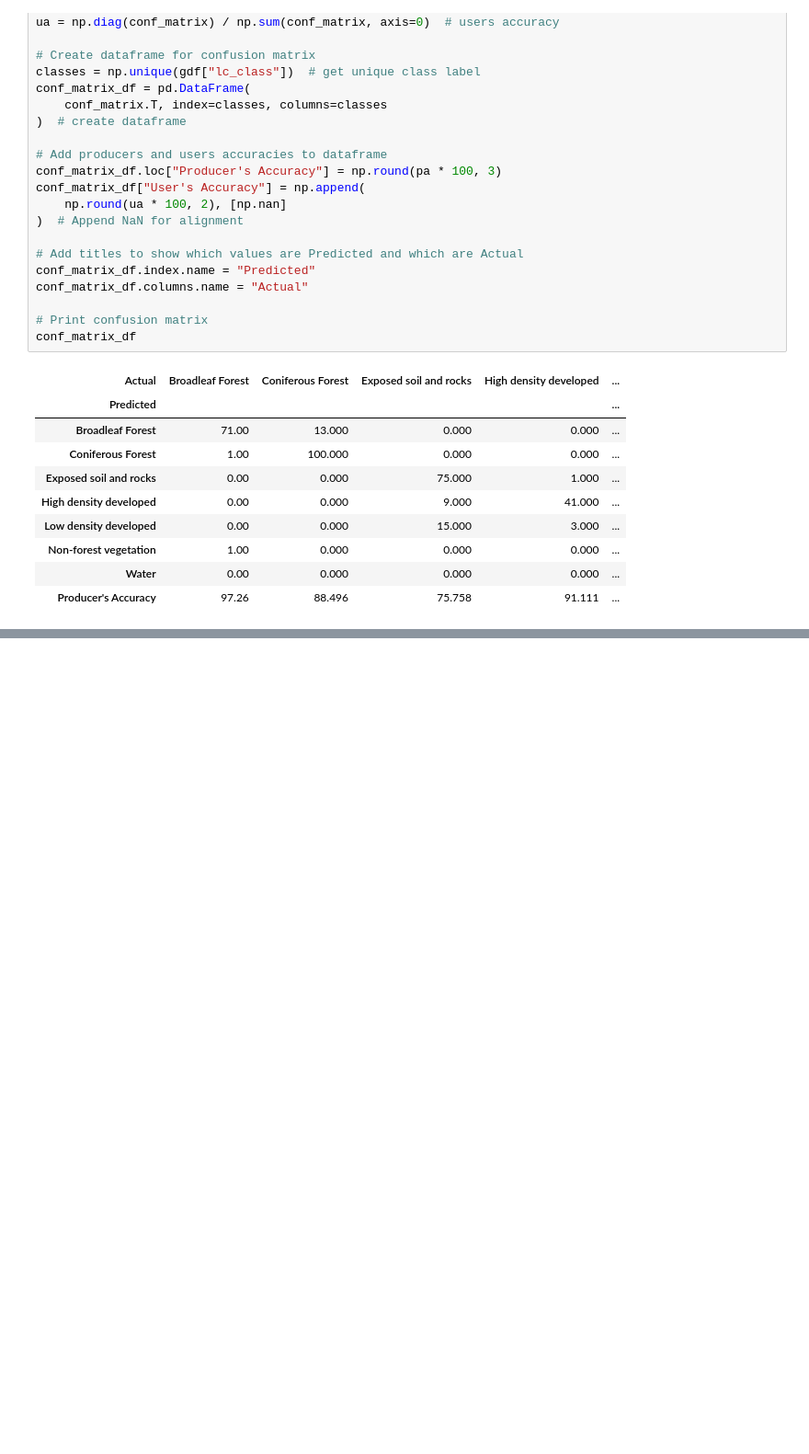
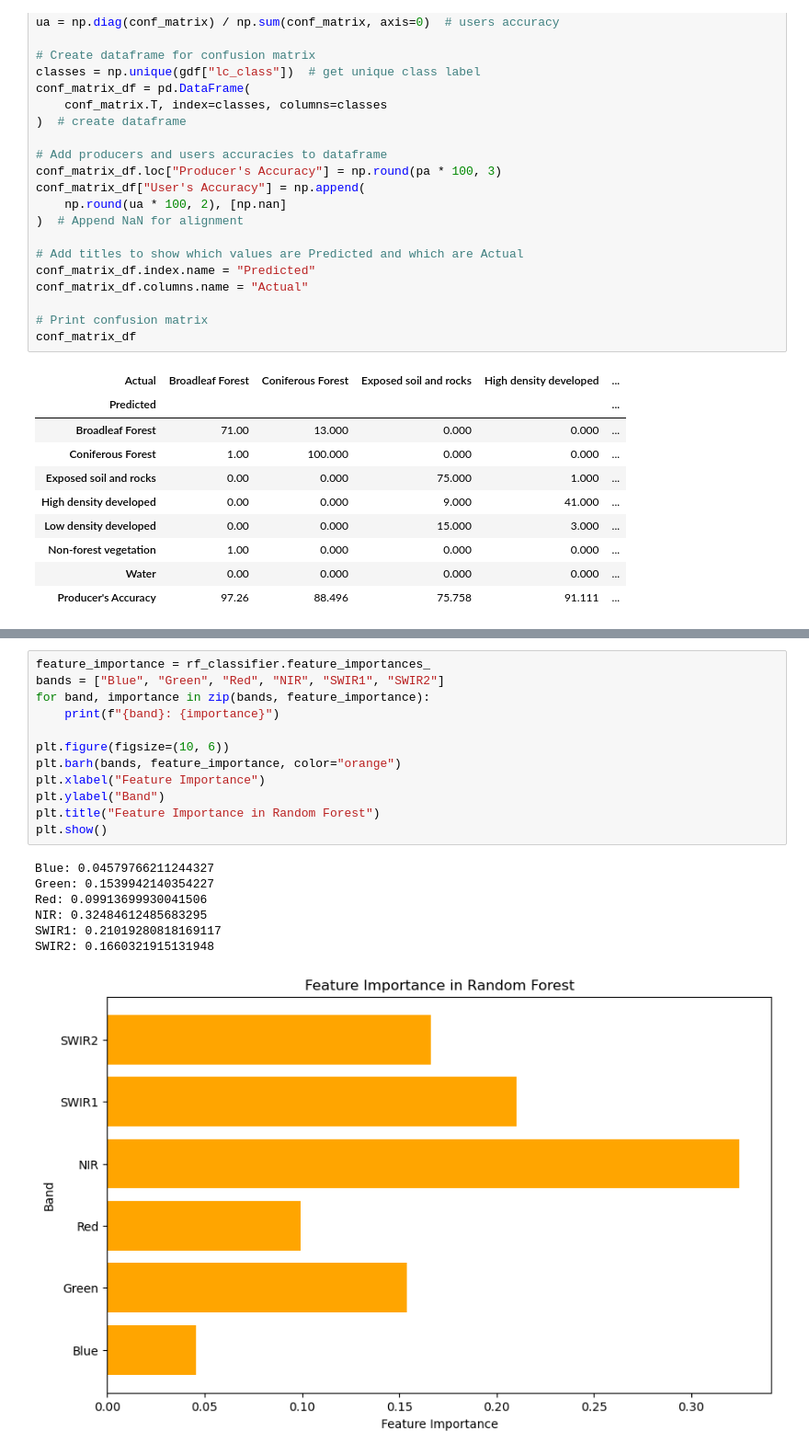
Before and after one commit to ubc-mgem-fcor599/FCOR-599-Workshops, a Jupyter notebook: CodingCrossover/scripts/supervised_classification.ipynb, the cells around one changed output, grey strips where cells are left out. Shown at 92% size. Drawn from its saved outputs; the diff is of its cells as text; blank space fills up the shorter version.

```diff
--- a/CodingCrossover/scripts/supervised_classification.ipynb
+++ b/CodingCrossover/scripts/supervised_classification.ipynb
@@ -270,0 +329,20 @@ conf_matrix_df
+# %%
+feature_importance = rf_classifier.feature_importances_
+bands = ["Blue", "Green", "Red", "NIR", "SWIR1", "SWIR2"]
+for band, importance in zip(bands, feature_importance):
+    print(f"{band}: {importance}")
+
+plt.figure(figsize=(10, 6))
+plt.barh(bands, feature_importance, color="orange")
+plt.xlabel("Feature Importance")
+plt.ylabel("Band")
+plt.title("Feature Importance in Random Forest")
+plt.show()
+# %% [output]
+Blue: 0.04579766211244327
+Green: 0.1539942140354227
+Red: 0.09913699930041506
+NIR: 0.32484612485683295
+SWIR1: 0.21019280818169117
+SWIR2: 0.1660321915131948
+[figure, added]
```
Also changed, not shown: parts of 17 cells of this notebook, 1 other file.
